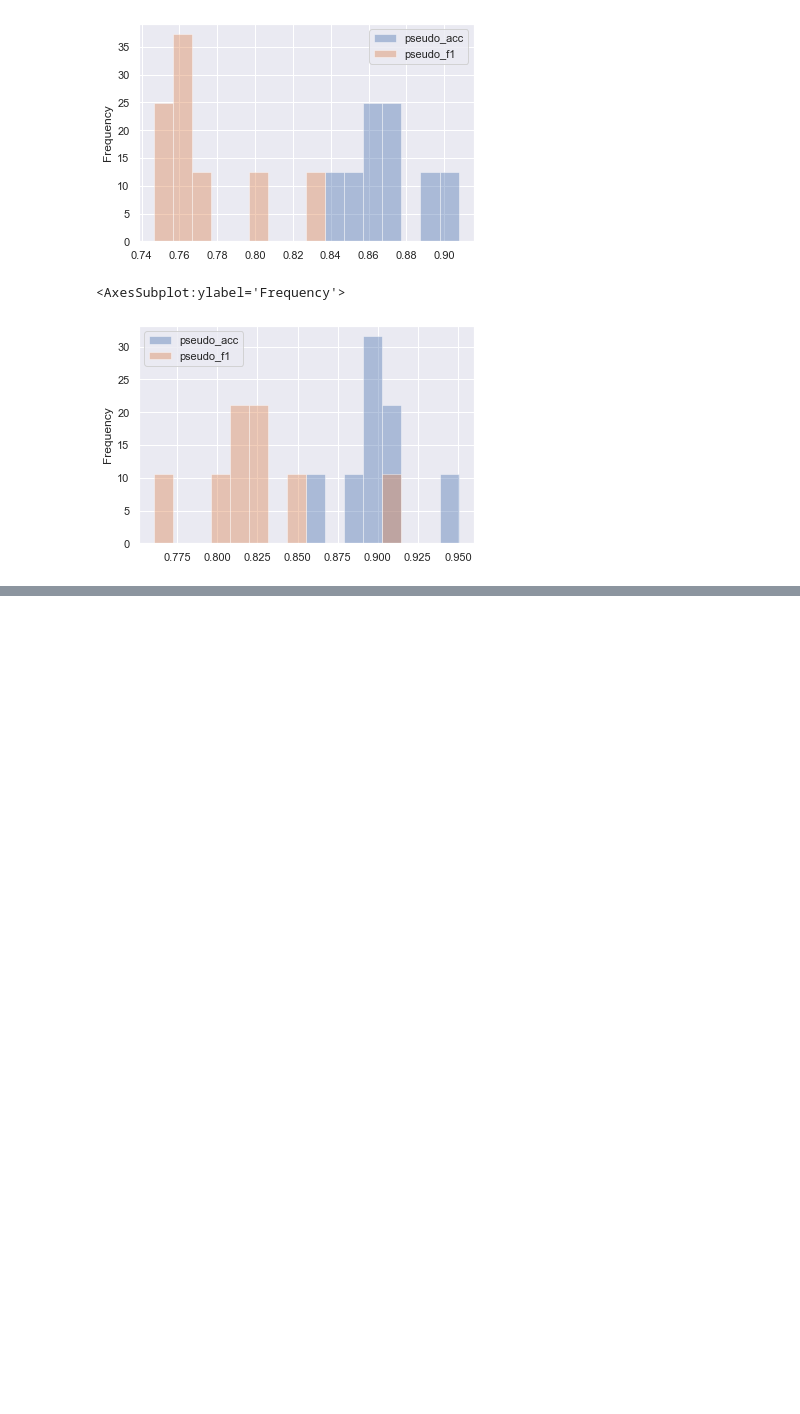
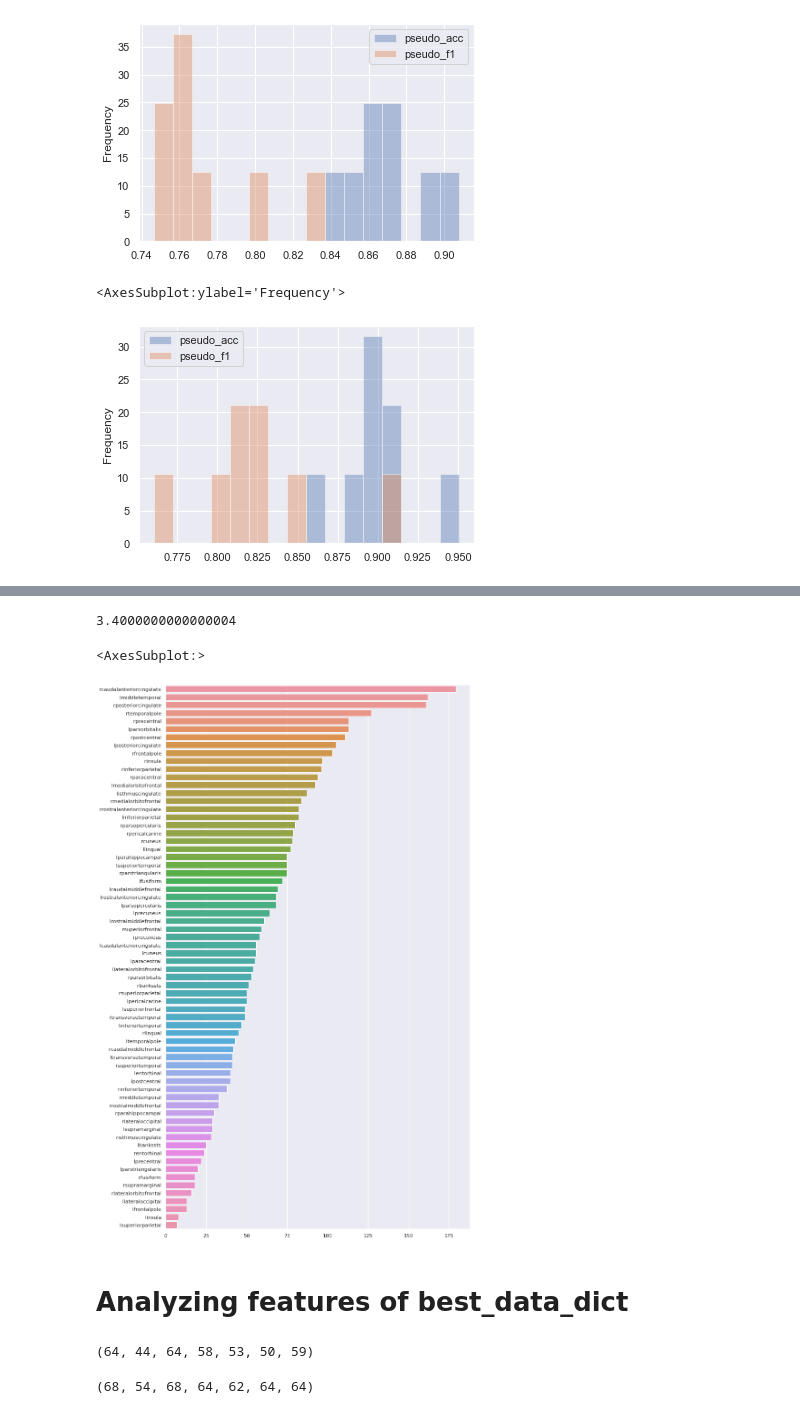
Before and after one commit to silk1100/behavioralProject, a Jupyter notebook: notebooks/13_Common_Features_Among_SRS.ipynb, the cells around one changed output, grey strips where cells are left out. Cells and saved outputs as stored; diff of their text form; code cells hidden in the pictures; blank space fills up the shorter version.

```diff
--- a/notebooks/13_Common_Features_Among_SRS.ipynb
+++ b/notebooks/13_Common_Features_Among_SRS.ipynb
@@ -248,0 +274,8 @@ df_results[df_results['sev']=='mild_TD'][['pseudo_acc', 'pseudo_f1']].plot.hist(
+# %%
+def feats_2_breg_cntr(feats_cntr_dict):
+    breg = list(map(lambda kv: kv[0].split('_')[1], feats_cntr_dict.items()))
+    breg = list(set(breg))
+    breg_dict = {x: 0 for x in breg}
+    for f, cnt in feats_cntr_dict.items():
+        breg_dict[f.split('_')[1]] += cnt
+    return breg_dict
@@ -248,0 +284,19 @@ df_results[df_results['sev']=='mild_TD'][['pseudo_acc', 'pseudo_f1']].plot.hist(
+# %%
+breg_dict = feats_2_breg_cntr(feats_sev_beh_counter['mild']['mot'])
+# %%
+sorted_breg = sorted(breg_dict.items(), key=lambda kv: kv[1],reverse=True)
+# %%
+bname = list(map(lambda x: x[0], sorted_breg))
+cnt = list(map(lambda x: x[1], sorted_breg))
+# %%
+len(bname)*0.05
+# %% [output]
+3.4000000000000004
+# %%
+plt.figure(figsize=(12, 22))
+sns.barplot(y=bname, x=cnt)
+# %% [output]
+<AxesSubplot:>
+[figure, added]
+# %% [markdown]
+# Analyzing features of best_data_dict
@@ -248,0 +316,8 @@ df_results[df_results['sev']=='mild_TD'][['pseudo_acc', 'pseudo_f1']].plot.hist(
+# %%
+len(breg_mild['awa']), len(breg_mild['comm']), len(breg_mild['awa']),len(breg_mild['man']), len(breg_mild['cog']), len(breg_mild['mot']), len(breg_mild['tot'])
+# %% [output]
+(64, 44, 64, 58, 53, 50, 59)
+# %%
+len(breg_mod['awa']), len(breg_mod['comm']), len(breg_mod['awa']),len(breg_mod['man']), len(breg_mod['cog']), len(breg_mod['mot']), len(breg_mod['tot'])
+# %% [output]
+(68, 54, 68, 64, 62, 64, 64)
```
Also changed, not shown: parts of 23 cells of this notebook.
